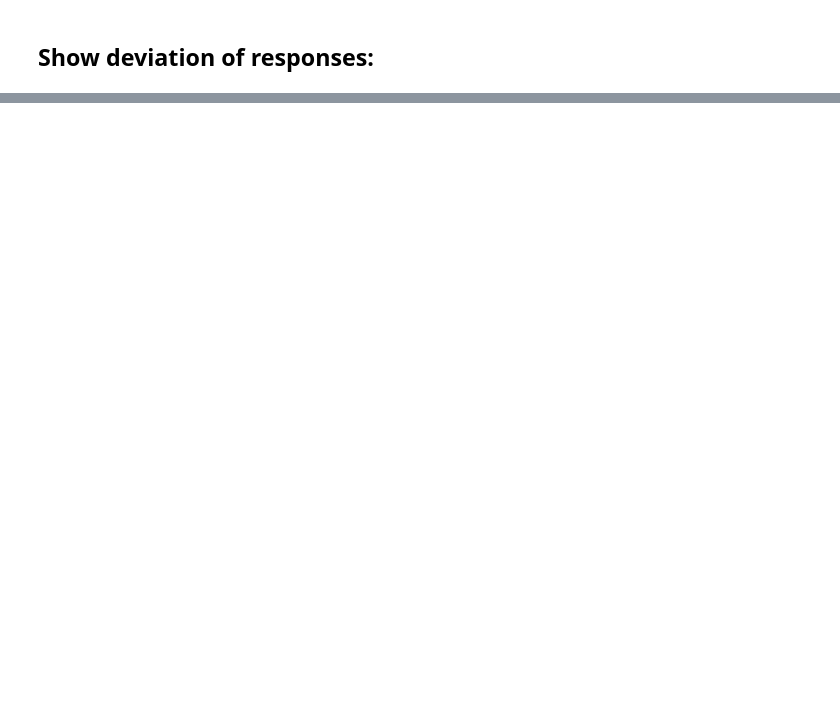
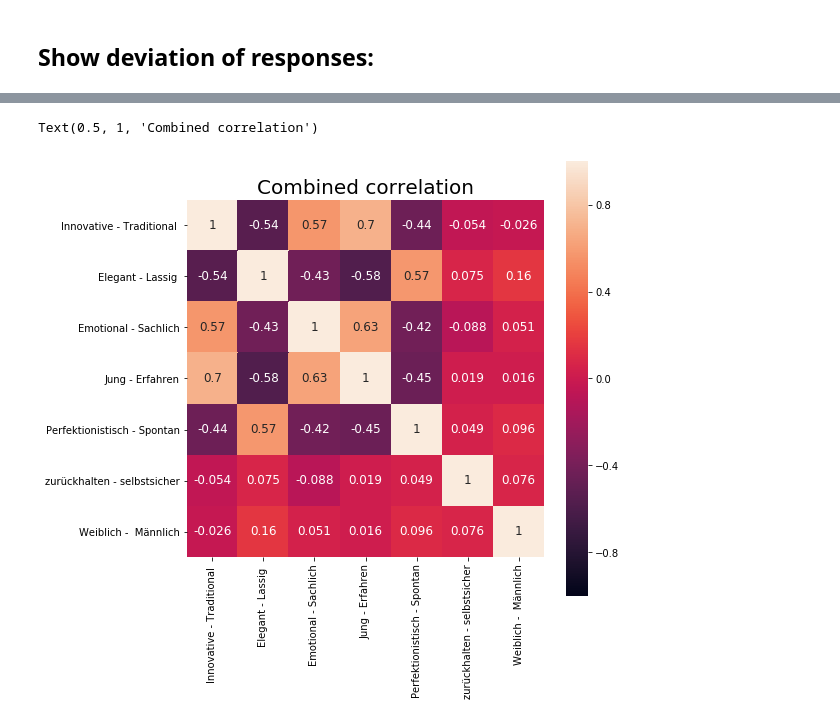
Before and after one commit to Flantantan/Fork, a Jupyter notebook: eda.ipynb, the cells around one changed output, grey strips where cells are left out. Saved outputs shown, nothing was run; the diff lists cells and outputs as text; code cells hidden in the pictures; blank space fills up the shorter version.

```diff
--- a/eda.ipynb
+++ b/eda.ipynb
@@ -77,0 +184,8 @@ plt.title("Mean deviation of responses with standard deviation")
+# %%
+fig = plt.figure(figsize = (8, 8)) # width x height
+ax1 = fig.add_subplot(111)  # row, column, position
+
+sns.heatmap(corr_total, ax=ax1, vmin=-1, vmax=1, square=True, annot=True, annot_kws={'fontsize': 12}).set_title('Combined correlation', fontsize =20)
+# %% [output]
+Text(0.5, 1, 'Combined correlation')
+[figure, added]
```
Also changed, not shown: parts of 10 cells of this notebook.
